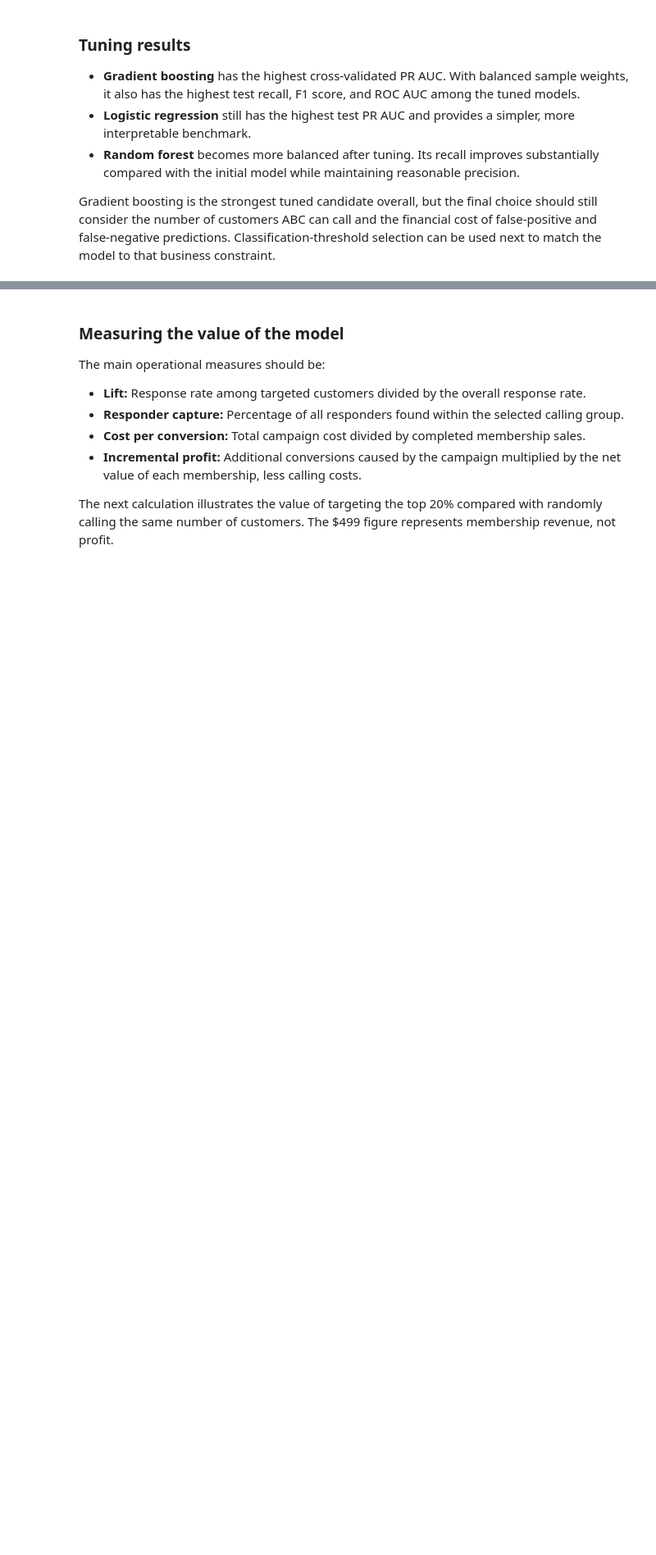
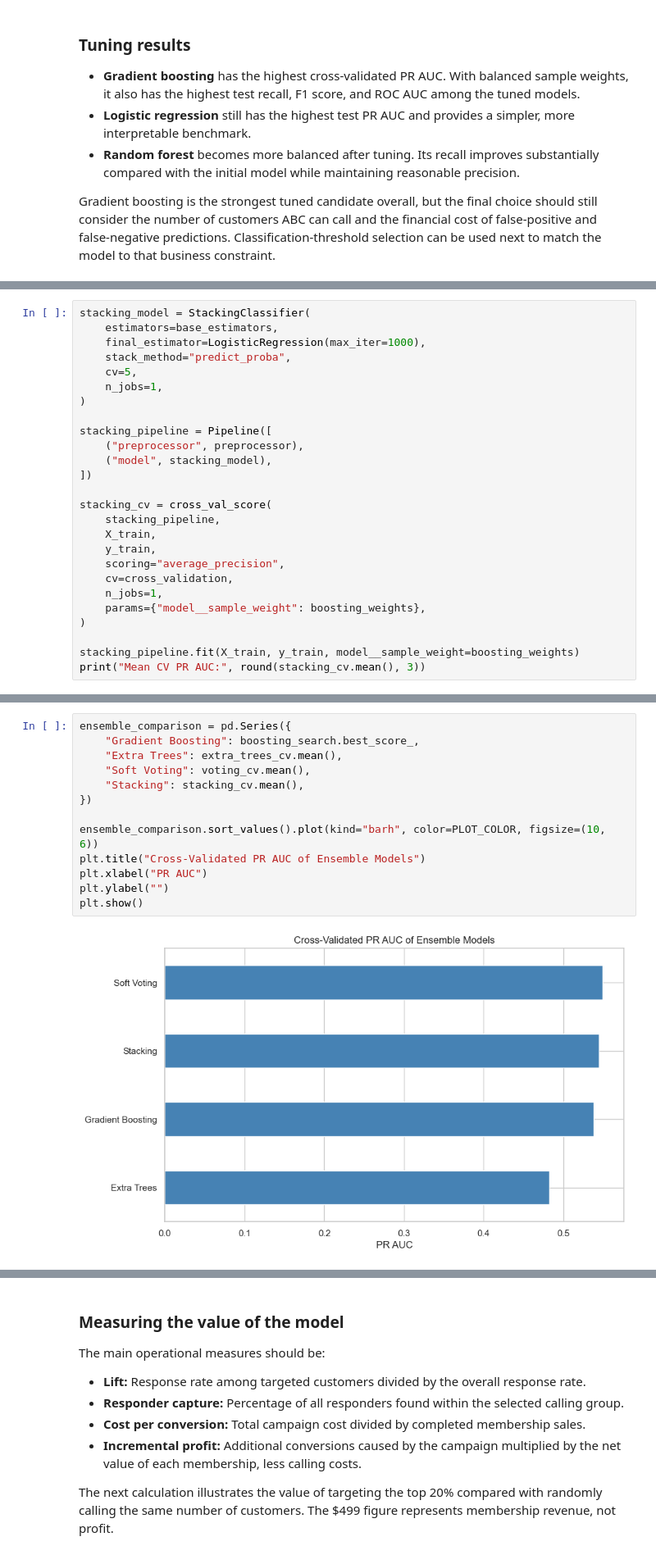
Before and after one commit to onazor/machine-learning-projects, a Jupyter notebook: campaign-analysis/main.ipynb, the cells around one changed output, grey strips where cells are left out. Shown at 82% size. Saved outputs shown, nothing was run; the diff lists cells and outputs as text; blank space fills up the shorter version.

```diff
--- a/campaign-analysis/main.ipynb
+++ b/campaign-analysis/main.ipynb
@@ -604,0 +682,26 @@ Gradient boosting is the strongest tuned candidate overall, but the final choice
+# %%
+stacking_model = StackingClassifier(
+    estimators=base_estimators,
+    final_estimator=LogisticRegression(max_iter=1000),
+    stack_method="predict_proba",
+    cv=5,
+    n_jobs=1,
+)
+
+stacking_pipeline = Pipeline([
+    ("preprocessor", preprocessor),
+    ("model", stacking_model),
+])
+
+stacking_cv = cross_val_score(
+    stacking_pipeline,
+    X_train,
+    y_train,
+    scoring="average_precision",
+    cv=cross_validation,
+    n_jobs=1,
+    params={"model__sample_weight": boosting_weights},
+)
+
+stacking_pipeline.fit(X_train, y_train, model__sample_weight=boosting_weights)
+print("Mean CV PR AUC:", round(stacking_cv.mean(), 3))
@@ -604,0 +750,15 @@ Gradient boosting is the strongest tuned candidate overall, but the final choice
+# %%
+ensemble_comparison = pd.Series({
+    "Gradient Boosting": boosting_search.best_score_,
+    "Extra Trees": extra_trees_cv.mean(),
+    "Soft Voting": voting_cv.mean(),
+    "Stacking": stacking_cv.mean(),
+})
+
+ensemble_comparison.sort_values().plot(kind="barh", color=PLOT_COLOR, figsize=(10, 6))
+plt.title("Cross-Validated PR AUC of Ensemble Models")
+plt.xlabel("PR AUC")
+plt.ylabel("")
+plt.show()
+# %% [output]
+[figure, added]
```
Also changed, not shown: parts of 19 cells of this notebook.
